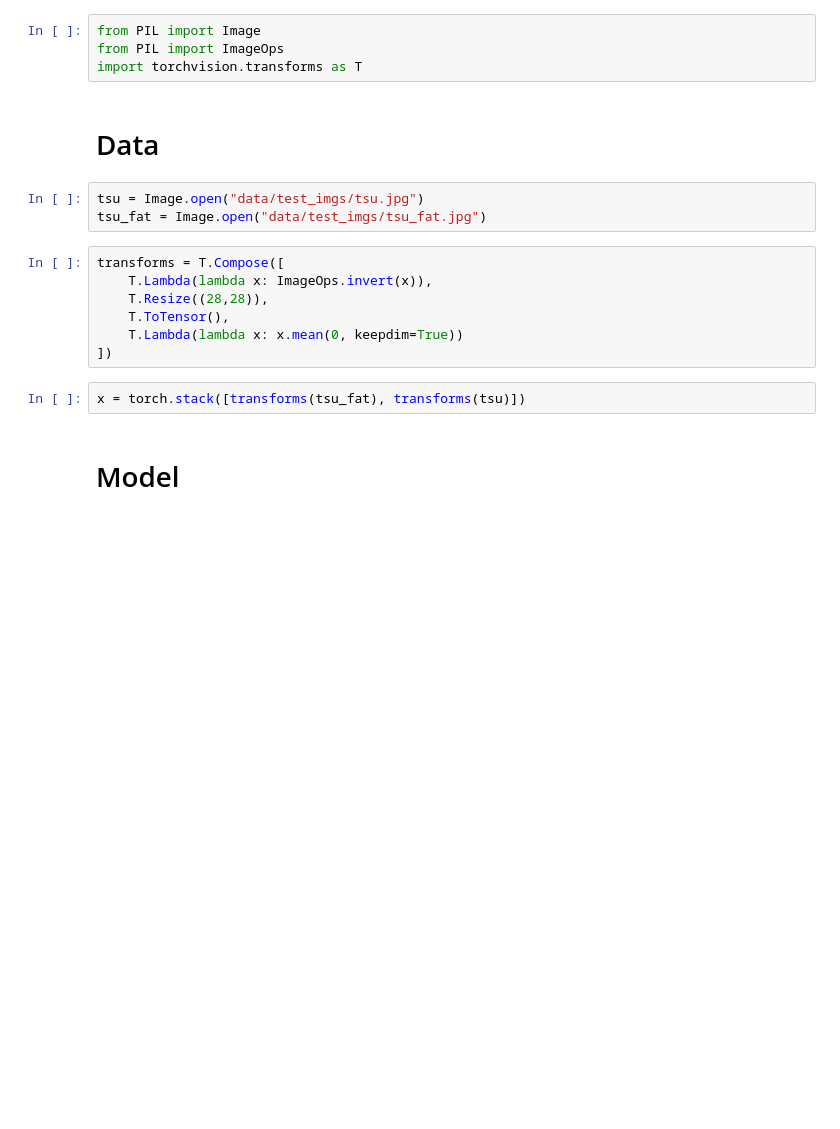
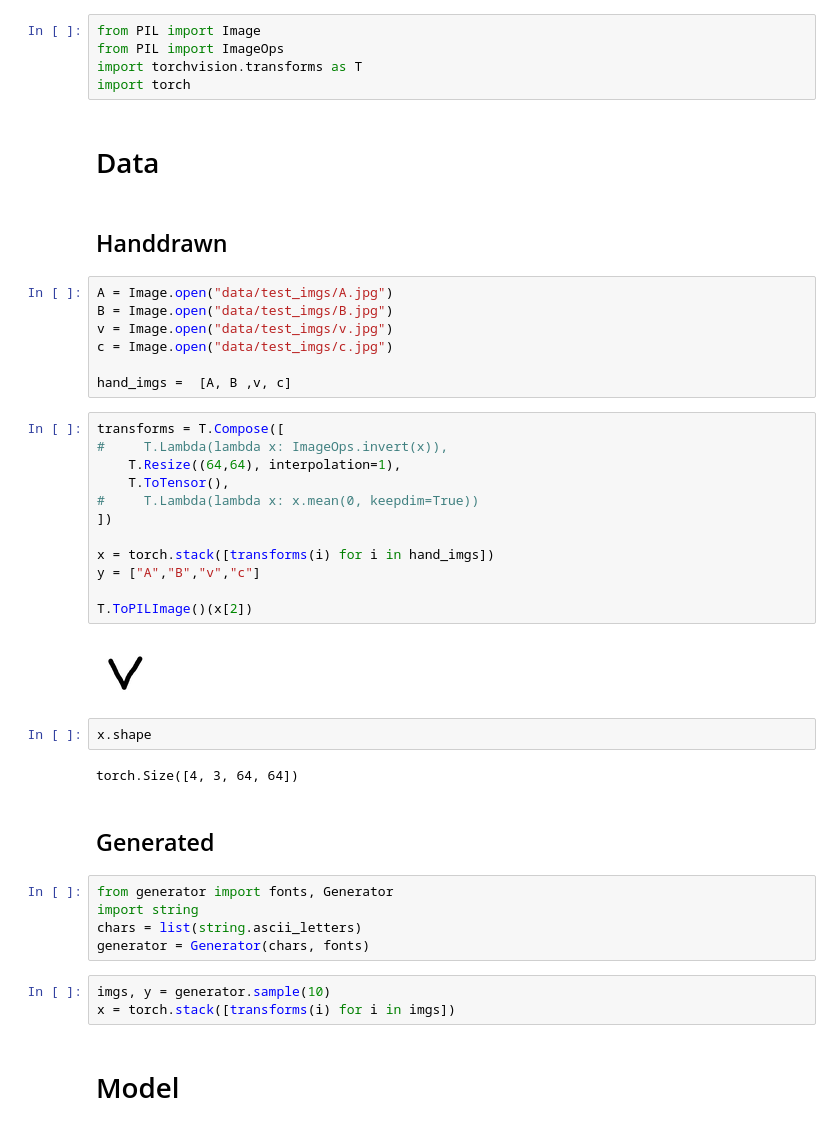
Before and after one commit to onetonfoot/KMNIST, a Jupyter notebook: 02-Testing.ipynb, the cells around one changed output. Cells and saved outputs as stored; diff of their text form; blank space fills up the shorter version.

```diff
--- a/02-Testing.ipynb
+++ b/02-Testing.ipynb
@@ -2,20 +2,46 @@
 from PIL import Image
 from PIL import ImageOps
 import torchvision.transforms as T
+import torch
 # %% [markdown]
 # Data
-# %%
-tsu = Image.open("data/test_imgs/tsu.jpg")
-tsu_fat = Image.open("data/test_imgs/tsu_fat.jpg")
+# %% [markdown]
+## Handdrawn
+# %%
+A = Image.open("data/test_imgs/A.jpg")
+B = Image.open("data/test_imgs/B.jpg")
+v = Image.open("data/test_imgs/v.jpg")
+c = Image.open("data/test_imgs/c.jpg")
+
+hand_imgs =  [A, B ,v, c]
 # %%
 transforms = T.Compose([
-    T.Lambda(lambda x: ImageOps.invert(x)),
-    T.Resize((28,28)),
+#     T.Lambda(lambda x: ImageOps.invert(x)),
+    T.Resize((64,64), interpolation=1),
     T.ToTensor(),
-    T.Lambda(lambda x: x.mean(0, keepdim=True))
+#     T.Lambda(lambda x: x.mean(0, keepdim=True))
 ])
+
+x = torch.stack([transforms(i) for i in hand_imgs])
+y = ["A","B","v","c"]
+
+T.ToPILImage()(x[2])
+# %% [output]
+[figure, added]
-# %%
-x = torch.stack([transforms(tsu_fat), transforms(tsu)])
+# %%
+x.shape
+# %% [output]
+torch.Size([4, 3, 64, 64])
+# %% [markdown]
+## Generated
+# %%
+from generator import fonts, Generator
+import string
+chars = list(string.ascii_letters)
+generator = Generator(chars, fonts)
+# %%
+imgs, y = generator.sample(10)
+x = torch.stack([transforms(i) for i in imgs])
 # %% [markdown]
 # Model
 # %%
```
Also changed, not shown: parts of 8 cells of this notebook, 4 other files.
